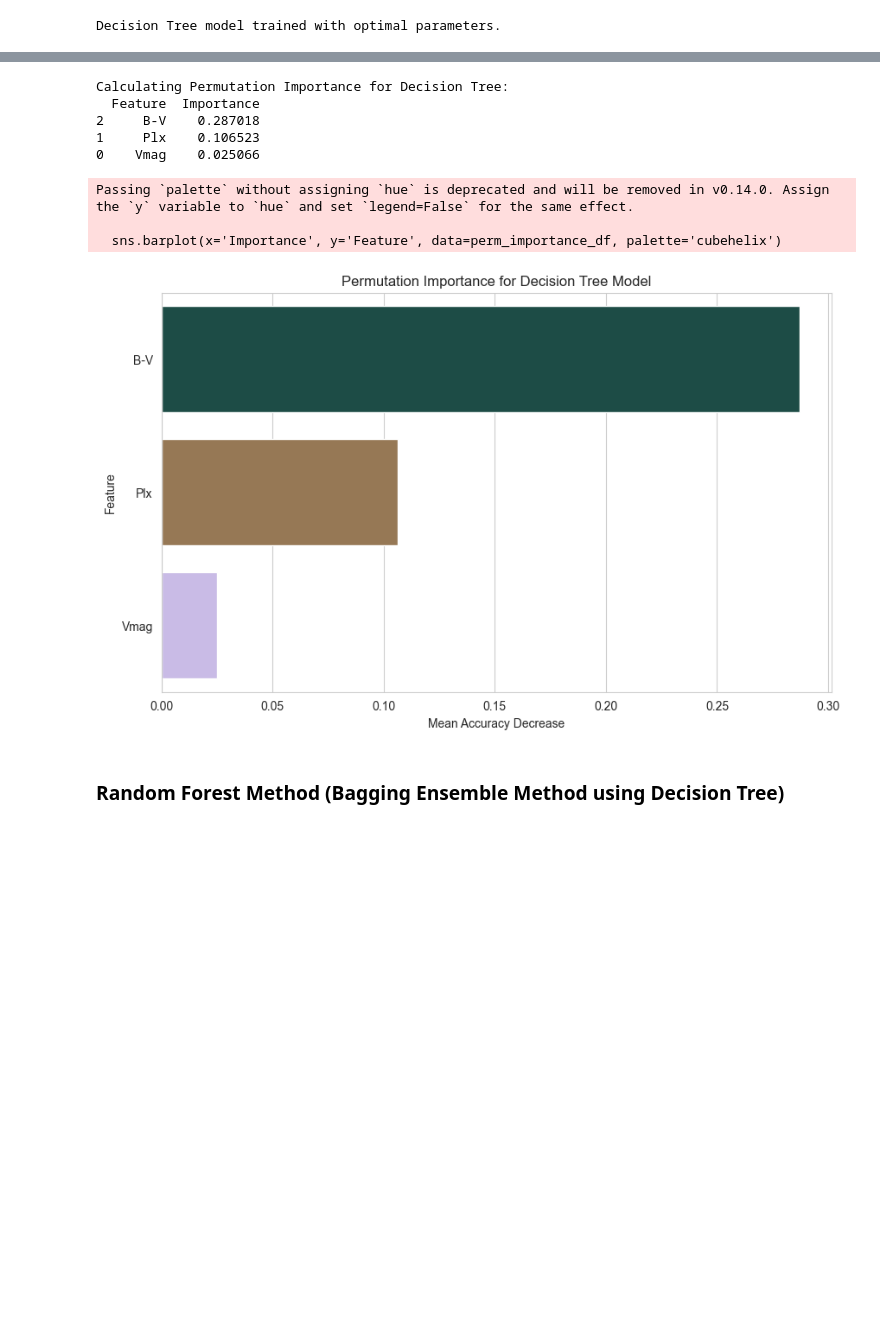
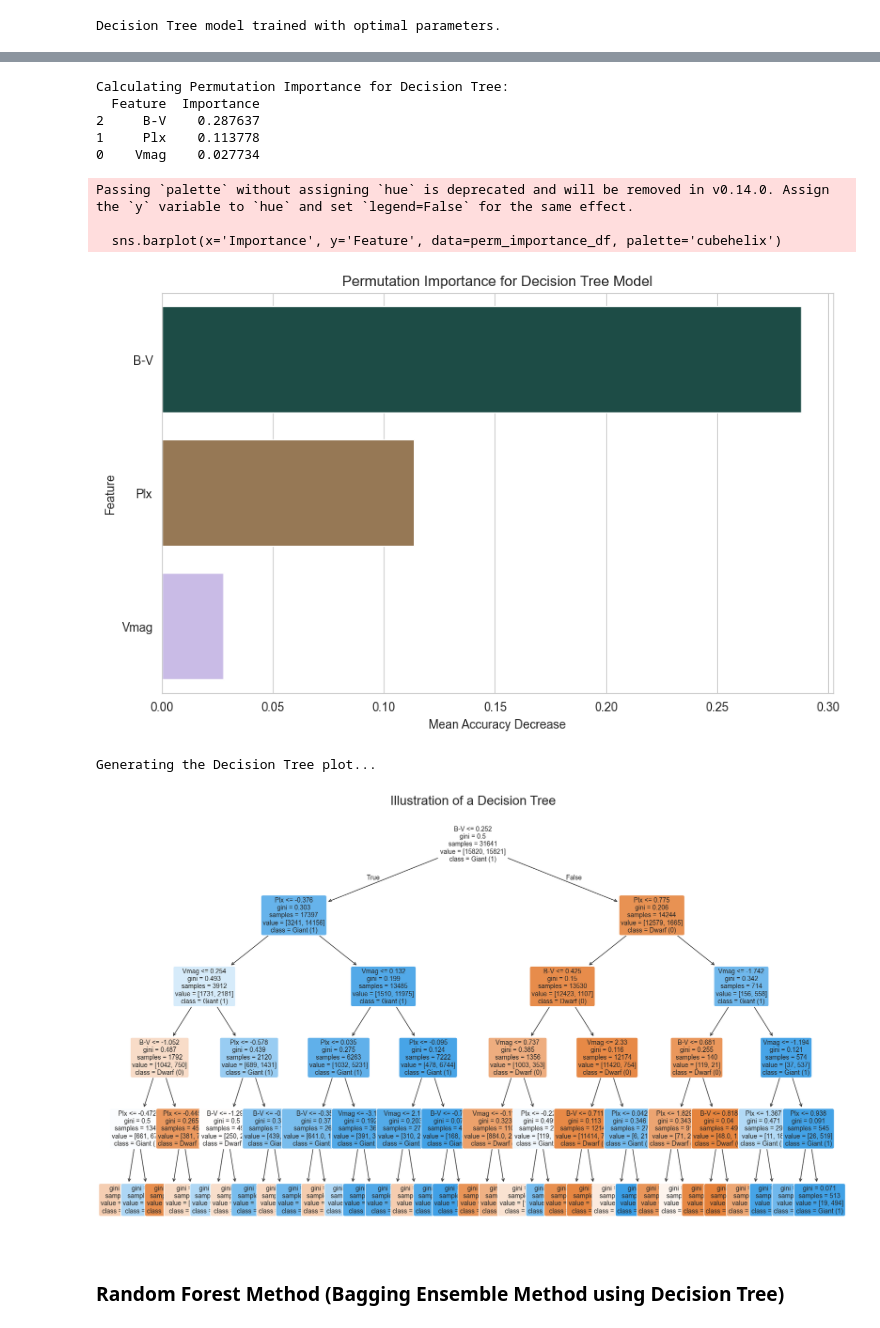
Before and after one commit to invisiofficial/2f7bcc6ff1e91c65fd126d1bbe4f43cb0e17abb4a05a12138fef5b83193d1a33, a Jupyter notebook: Classification.ipynb, the cells around one changed output, grey strips where cells are left out. Drawn from its saved outputs; the diff is of its cells as text; code cells hidden in the pictures; blank space fills up the shorter version.

Commit message:
Decision Tree Plot is added

```diff
--- a/Classification.ipynb
+++ b/Classification.ipynb
@@ -539,10 +539,10 @@ dt = DecisionTreeClassifier(random_state=42)
 
 # Define the parameter grid. We'll search for the best combination of these parameters.
 param_grid = {
-    'criterion': ['gini', 'entropy'],
-    'max_depth': [5, 10, 15],
-    'min_samples_split': [2, 10, 20],
-    'min_samples_leaf': [1, 5, 10]
+    'criterion': ['gini'],
+    'max_depth': [3, 5, 10],
+    'min_samples_split': [2, 3, 5],
+    'min_samples_leaf': [5, 10, 20]
 }
 
 # Set up GridSearchCV.
@@ -570,6 +570,8 @@ print("\nDecision Tree model trained with optimal parameters.")
 # %% [output]
 Decision Tree model trained with optimal parameters.
 # %%
+from sklearn.tree import plot_tree
+
 model_results['Decision Tree'] = evaluate_model(
     model=dt_best,
     model_name='Decision Tree',
@@ -577,6 +579,22 @@ model_results['Decision Tree'] = evaluate_model(
     X_test=X_test_scaled, y_test=y_test,
     cmap='Greens'
 )
+
+# Plot the Decision Tree
+print("\nGenerating the Decision Tree plot...")
+plt.figure(figsize=(20, 12))
+
+plot_tree(
+    decision_tree=dt_best,
+    feature_names=X_train_scaled.columns.tolist(),
+    class_names=['Dwarf (0)', 'Giant (1)'],
+    filled=True,
+    rounded=True,
+    fontsize=10
+)
+
+plt.title("Illustration of a Decision Tree", fontsize=20)
+plt.show()
 # %% [output]
 Evaluating model: Decision Tree
 Metrics from 'Test' dataset:
@@ -601,12 +619,14 @@ Plotting ROC and PR Curves for Decision Tree:
 Calculating Permutation Importance for Decision Tree:
   Feature  Importance
-2     B-V    0.287018
-1     Plx    0.106523
-0    Vmag    0.025066
+2     B-V    0.287637
+1     Plx    0.113778
+0    Vmag    0.027734
 Passing `palette` without assigning `hue` is deprecated and will be removed in v0.14.0. Assign the `y` variable to `hue` and set `legend=False` for the same effect.
 
   sns.barplot(x='Importance', y='Feature', data=perm_importance_df, palette='cubehelix')
-[figure, old version]
+[figure, new version]
+Generating the Decision Tree plot...
+[figure, added]
 # %% [markdown]
 ### Random Forest Method (Bagging Ensemble Method using Decision Tree)
 # %%
```
Also changed, not shown: parts of 2 cells of this notebook.
